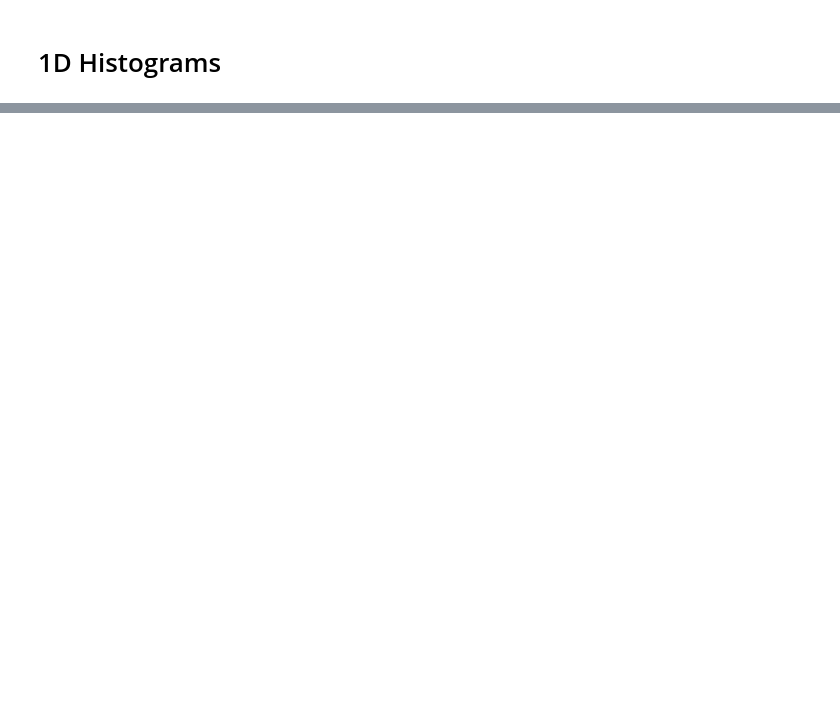
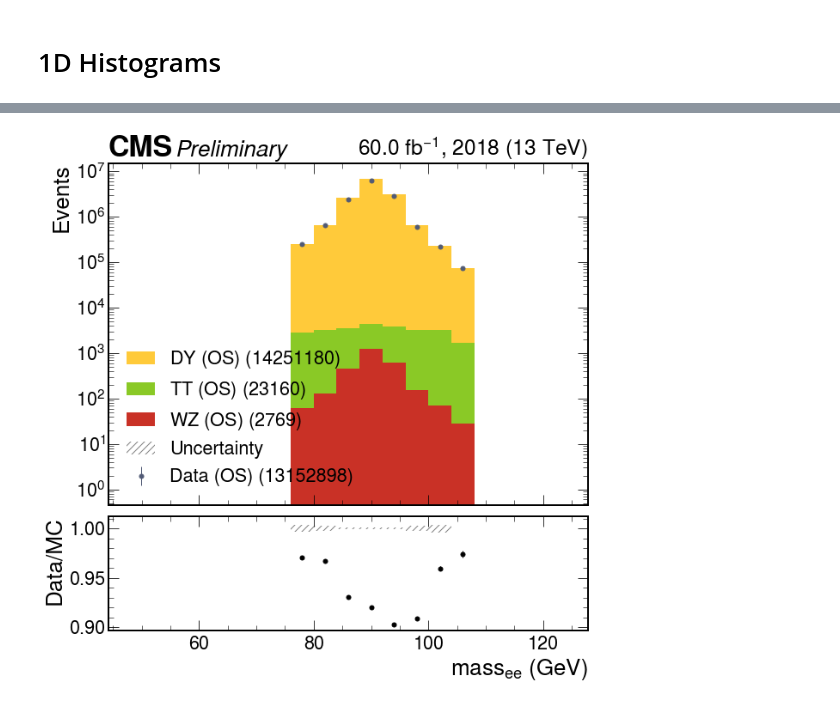
Before and after one commit to JacksonWallace/FCNC, a Jupyter notebook: notebooks/Dielectron Mass.ipynb, the cells around one changed output, grey strips where cells are left out. Cells and saved outputs as stored; diff of their text form; code cells hidden in the pictures; blank space fills up the shorter version.

```diff
--- a/notebooks/Dielectron Mass.ipynb
+++ b/notebooks/Dielectron Mass.ipynb
@@ -9,7 +9,10 @@ warnings.filterwarnings('ignore')
 # %%
 from coffea.nanoevents import NanoEventsFactory, NanoAODSchema
 from coffea import processor, hist
+import time
 
 from processor.dielectron_mass import dielectron_mass
 from Tools.config_helpers import loadConfig
 from klepto.archives import dir_archive
+
+year = 2018
@@ -221,20 +423,24 @@ h2_TT = h2_TT*87.315*1000/4635769336.539396*60
 # %%
-hists = {'mass_OS_data': h1,
-         'mass_OS_DY':   h1_DY,
-         'mass_OS_TT':   h1_TT,
+hists = {'mass_data_OS': h1,
+         'mass_DY_OS':   h1_DY,
+         'mass_TT_OS':   h1_TT,
+         'mass_WZ_OS':   h1_WZ,
 }
 
-hists['mass_OS_TT'].label = '$TT\ (OS)$'
-hists['mass_OS_TT'].color = '#8AC926'
+hists['mass_TT_OS'].label = '$TT\ (OS)$'
+hists['mass_TT_OS'].color = '#8AC926'
 
-hists['mass_OS_DY'].label = '$DY\ (OS)$'
-hists['mass_OS_DY'].color = '#FFCA3A'
+hists['mass_DY_OS'].label = '$DY\ (OS)$'
+hists['mass_DY_OS'].color = '#FFCA3A'
 
-keys = ['mass_OS_DY', 'mass_OS_TT']
+hists['mass_WZ_OS'].label = '$WZ\ (OS)$'
+hists['mass_WZ_OS'].color = '#C93126'
+
+keys = ['mass_WZ_OS', 'mass_TT_OS', 'mass_DY_OS']
 
 total_mc = get_total(hists, keys)
 
-ratio = (hists['mass_OS_data']).divide(hists['mass_OS_TT']+hists['mass_OS_DY'])
+ratio = (hists['mass_data_OS']).divide(hists['mass_TT_OS']+hists['mass_DY_OS']+hists['mass_WZ_OS'])
 # %%
 fig, (ax, rax) = plt.subplots(2,1,figsize=(10,10), gridspec_kw={"height_ratios": (3, 1), "hspace": 0.05}, sharex=True)
 hep.cms.label(
@@ -248,7 +454,7 @@ hep.cms.label(
 
 hep.histplot(
     [hists[x].counts for x in keys ],
-    hists['mass_OS_DY'].edges,
+    hists['mass_DY_OS'].edges,
     w2=[(hists[x].errors)**2 for x in keys ],
     histtype="fill",
     stack=True,
@@ -257,38 +463,40 @@ hep.histplot(
     ax=ax)
 
 hep.histplot(
-    [hists['mass_OS_data'].counts],
-    hists['mass_OS_data'].edges,
-    w2=(hists['mass_OS_data'].errors)**2,
+    [hists['mass_data_OS'].counts],
+    hists['mass_data_OS'].edges,
+    w2=(hists['mass_data_OS'].errors)**2,
     histtype="errorbar",
     stack=False,
-    label=['%s (%.0f)'%('Data (OS)', np.sum(hists['mass_OS_data'].counts))],
+    label=['%s (%.0f)'%('Data (OS)', np.sum(hists['mass_data_OS'].counts))],
     color=['#525B76'],
     ax=ax)
 
 hep.histplot(
     [ratio.counts],
     ratio.edges,
-    w2=[hists['mass_OS_data'].counts/((hists['mass_OS_TT'].counts+hists['mass_OS_DY'].counts)**2)],
+    w2=[hists['mass_data_OS'].counts/((hists['mass_TT_OS'].counts+hists['mass_DY_OS'].counts+hists['mass_WZ_OS'].counts)**2)],
     histtype="errorbar",
     color=['black'],
     ax=rax)
 
-rax.set_ylim(0.5,1.5)
+#rax.set_ylim(0.5,1.5)
 rax.set_xlabel(r'$mass_{ee}\ (GeV)$')
 rax.set_ylabel(r'Data/MC')
 ax.set_ylabel(r'Events')
-#ax.set_yscale('log')
+ax.set_yscale('log')
 #ax.set_ylim(0.1,1e5)
 
 add_uncertainty(total_mc, ax, ratio=True)
 add_uncertainty(total_mc, rax, ratio=True)
 
 
 ax.legend()
 
 plt.show()
 
 fig.savefig('/home/users/ewallace/public_html/FCNC/zmass_data.png')
 fig.savefig('/home/users/ewallace/public_html/FCNC/zmass_data.pdf')
+# %% [output]
+[figure, added]
 # %%
```
Also changed, not shown: parts of 32 cells of this notebook, 13 other files.
